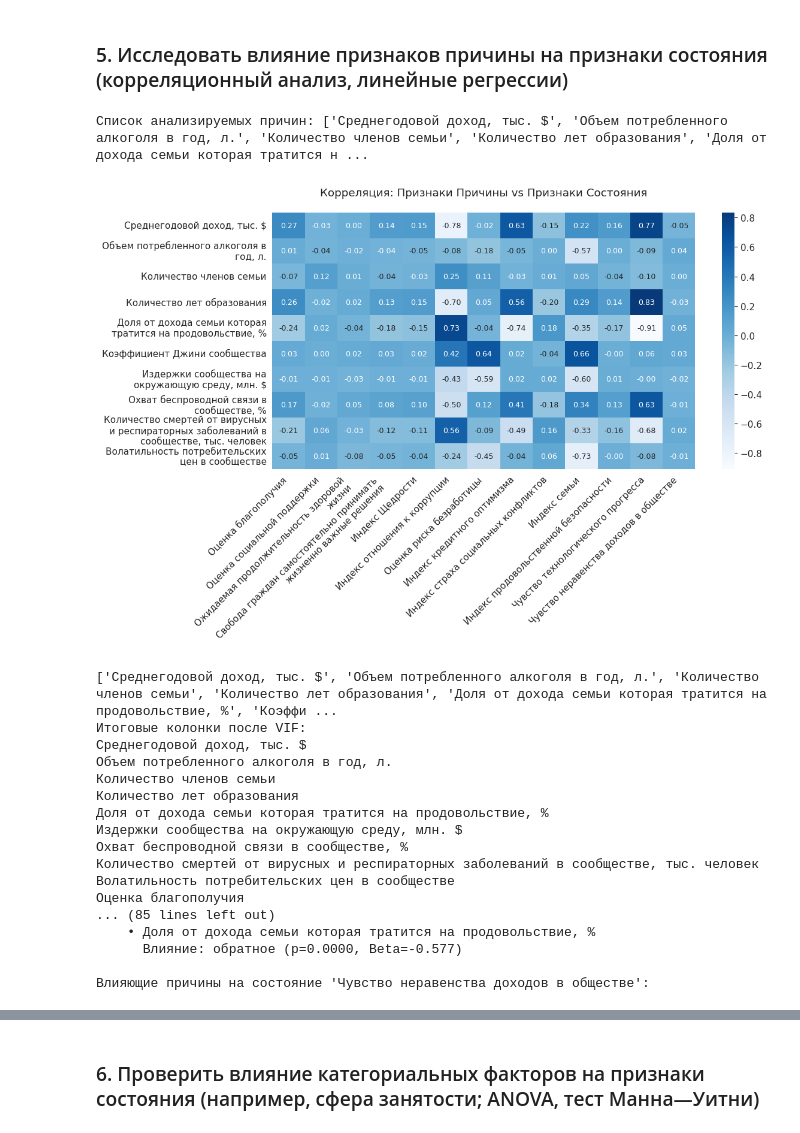
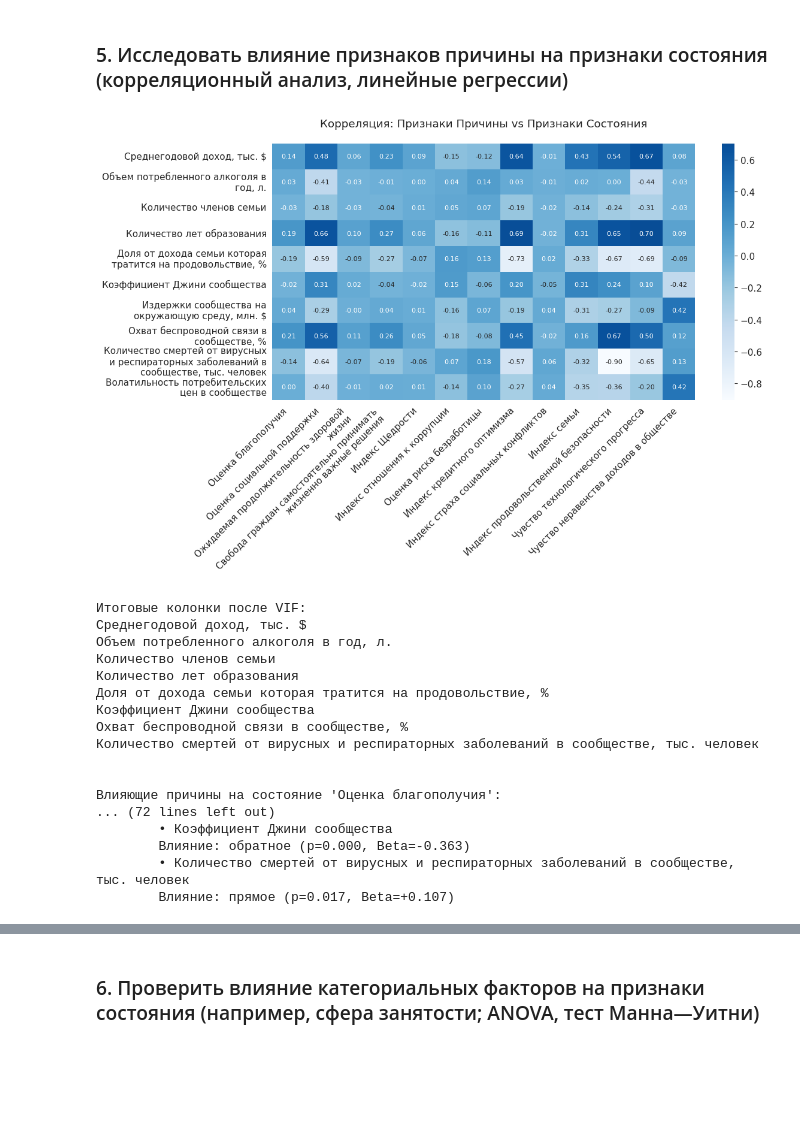
Before and after one commit to mhallan2/latex-labs, a Jupyter notebook: lab02/main.ipynb, the cells around one changed output, grey strips where cells are left out. Drawn from its saved outputs; the diff is of its cells as text; code cells hidden in the pictures; blank space fills up the shorter version.

```diff
--- a/lab02/main.ipynb
+++ b/lab02/main.ipynb
@@ -265,49 +247,40 @@ dtype: int64
 # %%
 plt.figure(figsize=(12, 8))
 
-# Используем list(), чтобы сложение списков прошло корректно
-all_analysis_cols = list(ALL_CAUSE) + list(STATE_FEATURES)
-
 cause_state_corr = (
-    df_known[all_analysis_cols]
+    df_known[ALL_CAUSE + STATE_FEATURES]
     .corr(method="spearman")
     .loc[ALL_CAUSE, STATE_FEATURES]
 )
-
-# Вывод колонок теперь в отдельной строке
-print("Список анализируемых причин:", ALL_CAUSE)
 
 wrapped_y_labels = [textwrap.fill(label, 30) for label in cause_state_corr.index]
 wrapped_x_labels = [textwrap.fill(label, 40) for label in cause_state_corr.columns]
 
 sns.heatmap(
     cause_state_corr,
     cmap="Blues",
     center=0,
     annot=True,
     fmt=".2f",
-    annot_kws={"size": 9},
+    annot_kws={"size": 8},
     yticklabels=wrapped_y_labels,
     xticklabels=wrapped_x_labels,
 )
 plt.title("Корреляция: Признаки Причины vs Признаки Состояния", pad=20)
 plt.xticks(rotation=45, ha="right")
 plt.tight_layout()
 plt.show()
 # %% [output]
-Список анализируемых причин: ['Среднегодовой доход, тыс. $', 'Объем потребленного алкоголя в год, л.', 'Количество членов семьи', 'Количество лет образования', 'Доля от дохода семьи которая тратится н ...
-[figure, old version]
+[figure, new version]
 # %%
-# 1. Сначала разбиение
-X = df_known[list(ALL_CAUSE) + list(STATE_FEATURES)]
-y = df_known[CANTRIL_COL]
-
-X_train, X_test, y_train, y_test = train_test_split(
-    X, y, test_size=0.2, stratify=y, random_state=42
+# 1. ЕДИНЫЙ СПЛИТ ДАННЫХ ДЛЯ ВСЕЙ ЛАБОРАТОРНОЙ
+# (Перенесли сюда из шага 7, чтобы избежать data leakage и двойных разбиений)
+df_train, df_test = train_test_split(
+    df_known,
+    test_size=0.25,
+    random_state=42,
+    stratify=df_known["rank"]
 )
-
-cause_cols = ALL_CAUSE.copy()
-print(cause_cols)
 
 # 2. Функция VIF только для тренировочных данных
 def compute_vif_train(X_df):
@@ -315,9 +288,10 @@ def compute_vif_train(X_df):
     vif_vals = [variance_inflation_factor(X_const.values, i) for i in range(1, X_const.shape[1])]
     return pd.DataFrame({"Признак": X_df.columns, "VIF": vif_vals}).sort_values("VIF", ascending=False)
 
-current_cols = list(X_train.columns)
+# Считаем VIF ТОЛЬКО по Причинам на train
+current_cols = list(ALL_CAUSE)
 while True:
-    vif_res = compute_vif_train(X_train[current_cols])
+    vif_res = compute_vif_train(df_train[current_cols])
     worst = vif_res.iloc[0]
     if worst["VIF"] <= VIF_THRESHOLD:
         break
@@ -330,63 +304,55 @@ print("Итоговые колонки после VIF:", *current_cols, sep="\n"
 ols_state_models_full = {}
 
 for state_col in STATE_FEATURES:
-    # 1. Подготавливаем данные: выбрасываем строки с NaN для текущей пары
-    valid_data = df_known.dropna(subset=[state_col] + list(cause_cols))
+    # Используем только те причины, которые прошли VIF (current_cols)
+    valid_data = df_train.dropna(subset=[state_col] + current_cols) # df_known?
     if valid_data.empty:
         continue
 
     y_target = valid_data[state_col]
     X_features = sm.add_constant(
-        valid_data[cause_cols]
-    )  # Добавляем константу (b_0)
+        valid_data[current_cols]
+    )  # Добавляем константу
 
-    # 2. ТРЕНИРУЕМ МОДЕЛЬ (вызов .fit())
+    # ТРЕНИРУЕМ МОДЕЛЬ
     model = sm.OLS(y_target, X_features).fit()
     ols_state_models_full[state_col] = model
 
-    # Значимость влияния в OLS оценивается по t-stat (или p-value), а сила - по размеру коэффициента.
-    # Чтобы сравнить признаки между собой, посмотрим на абсолютные значения t-статистики (tvalues)
-    # Исключаем константу 'const' из топа
     t_stats = model.tvalues.drop("const").abs()
 
     print(f"\nВлияющие причины на состояние '{state_col}':")
 
-    # Чтобы считать стандартизованный коэффициент, нам нужны стандартные отклонения
     std_y = y_target.std()
     std_X = X_features.std()
+    BETA_THRESHOLD = 0.1
 
     for cause_name, t_val in t_stats.items():
-        # Достаем сам коэффициент (положительный он или отрицательный) и p-value
         coef = model.params[cause_name]
         p_val = model.pvalues[cause_name]
 
-        # Считаем стандартизованный коэффициент (Beta) для оценки РЕАЛЬНОЙ силы влияния
         beta_coef = coef * (std_X[cause_name] / std_y)
 
-        # Выводим ТОЛЬКО те признаки, у которых:
-        # 1. p-value < 0.05 (статистическая значимость)
-        # 2. |Beta| >= 0.1 (практическая значимость, отсекаем микро-влияния)
-        if p_val < PVALUE_THRESHOLD and abs(beta_coef) >= 0.1:
-            print(f"    • {cause_name}")
+        if p_val < PVALUE_THRESHOLD and abs(beta_coef) >= BETA_THRESHOLD:
+            print(f"\t• {cause_name}")
             print(
-                f"      Влияние: {'прямое' if coef > 0 else 'обратное'} (p={p_val:.4f}, Beta={beta_coef:+.3f})"
+                f"\tВлияние: {'прямое' if coef > 0 else 'обратное'} (p={p_val:.3f}, Beta={beta_coef:+.3f})"
             )
 # %% [output]
-['Среднегодовой доход, тыс. $', 'Объем потребленного алкоголя в год, л.', 'Количество членов семьи', 'Количество лет образования', 'Доля от дохода семьи которая тратится на продовольствие, %', 'Коэффи ...
 Итоговые колонки после VIF:
 Среднегодовой доход, тыс. $
 Объем потребленного алкоголя в год, л.
 Количество членов семьи
 Количество лет образования
 Доля от дохода семьи которая тратится на продовольствие, %
-Издержки сообщества на окружающую среду, млн. $
+Коэффициент Джини сообщества
 Охват беспроводной связи в сообществе, %
 Количество смертей от вирусных и респираторных заболеваний в сообществе, тыс. человек
-Волатильность потребительских цен в сообществе
-Оценка благополучия
-... (85 lines left out)
-    • Доля от дохода семьи которая тратится на продовольствие, %
-      Влияние: обратное (p=0.0000, Beta=-0.577)
 
-Влияющие причины на состояние 'Чувство неравенства доходов в обществе':
+
+Влияющие причины на состояние 'Оценка благополучия':
+... (72 lines left out)
+        • Коэффициент Джини сообщества
+        Влияние: обратное (p=0.000, Beta=-0.363)
+        • Количество смертей от вирусных и респираторных заболеваний в сообществе, тыс. человек
+        Влияние: прямое (p=0.017, Beta=+0.107)
 # %%
```
Also changed, not shown: parts of 14 cells of this notebook, 1 other file.
